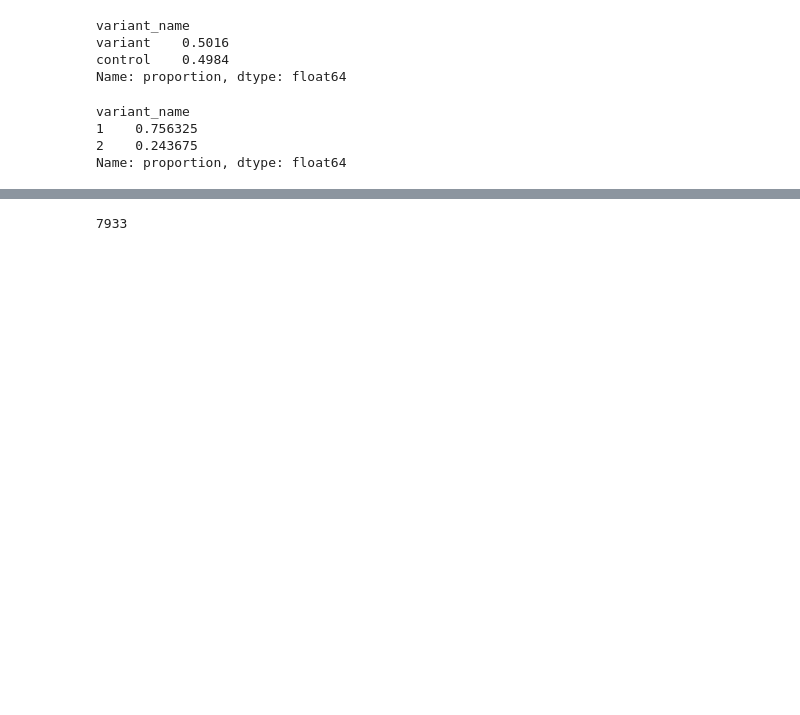
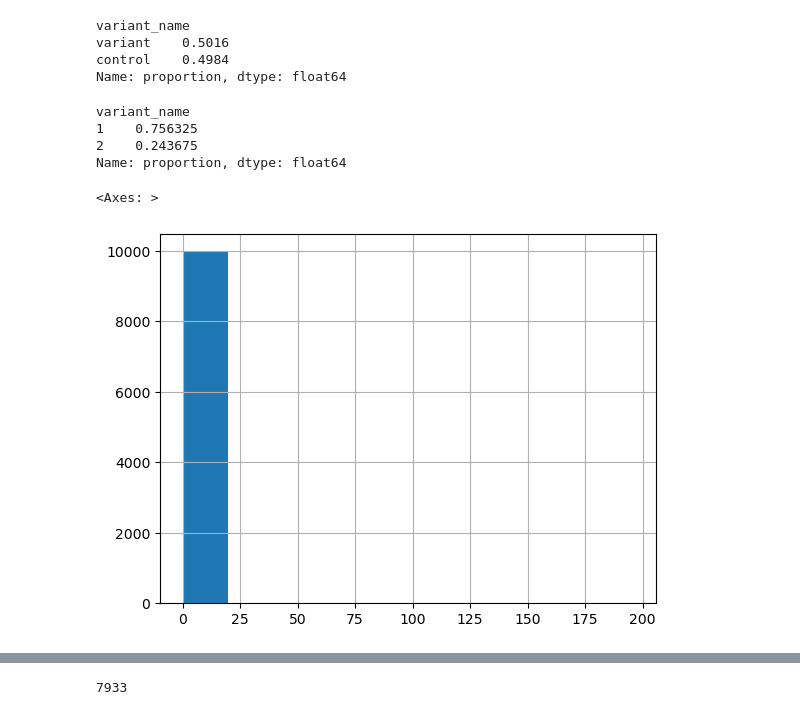
Before and after one commit to dariaveremey/Ab-testing_, a Jupyter notebook: Ab-testing.ipynb, the cells around one changed output, grey strips where cells are left out. Drawn from its saved outputs; the diff is of its cells as text; code cells hidden in the pictures; blank space fills up the shorter version.

```diff
--- a/Ab-testing.ipynb
+++ b/Ab-testing.ipynb
@@ -74,3 +66,8 @@ variant_name
 1    0.756325
 2    0.243675
 Name: proportion, dtype: float64
+# %%
+ab_test_df['revenue'].hist()
+# %% [output]
+<Axes: >
+[figure, added]
```
Also changed, not shown: parts of 29 cells of this notebook.
